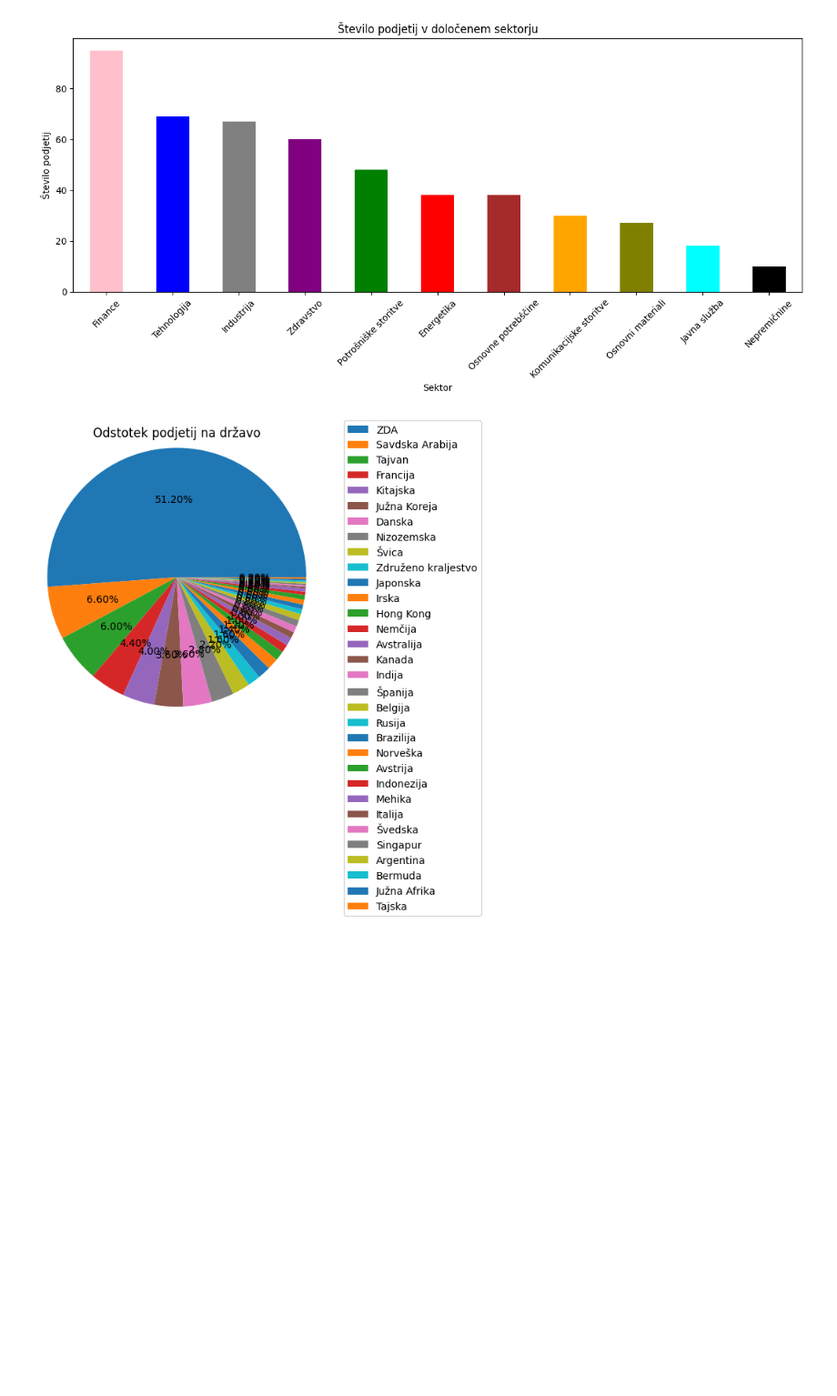
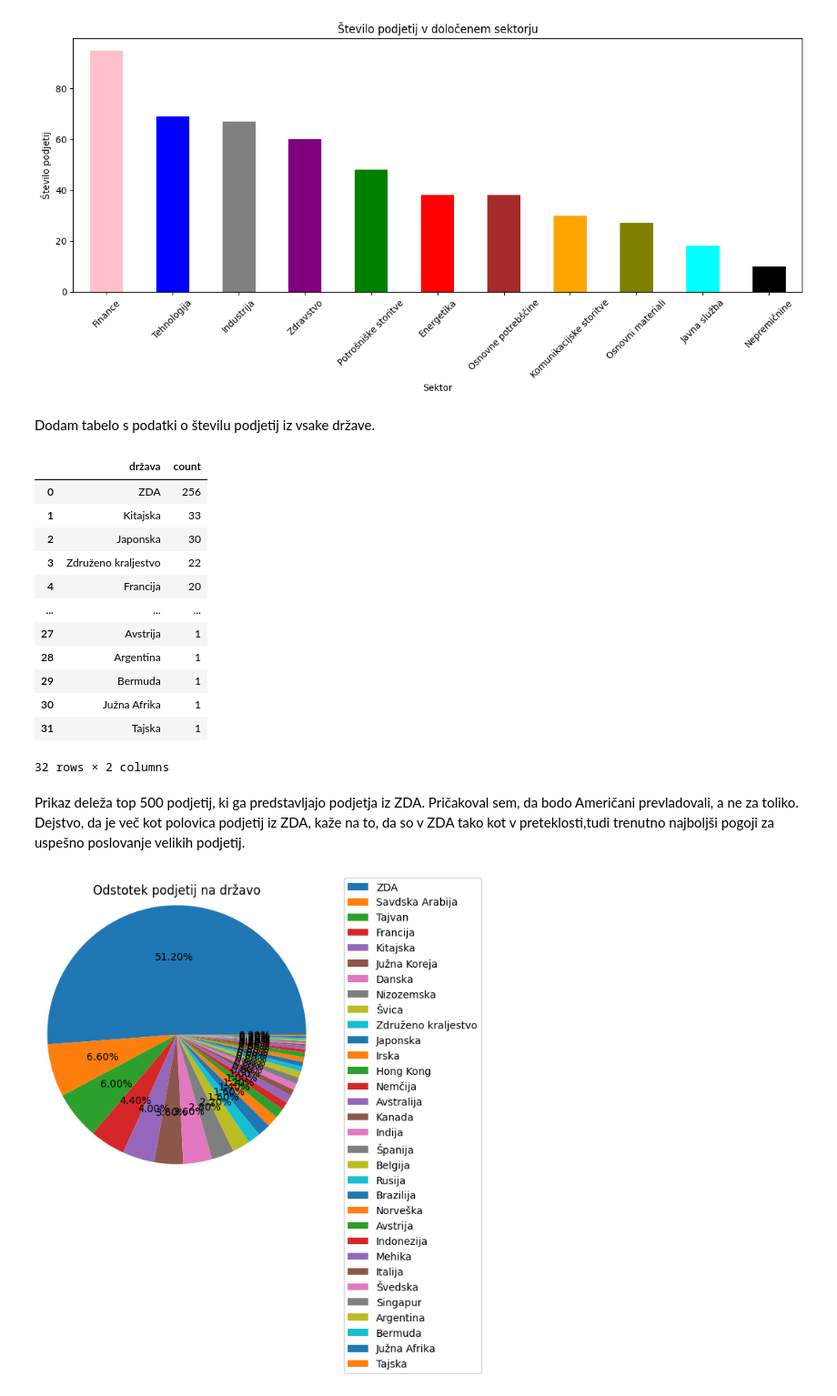
Before and after one commit to MaksRozman7/ProjektnaNaloga, a Jupyter notebook: predstavitev.ipynb, the cells around one changed output. Shown: that part at 91% size. Saved outputs shown, nothing was run; the diff lists cells and outputs as text; code cells hidden in the pictures; blank space fills up the shorter version.

```diff
--- a/predstavitev.ipynb
+++ b/predstavitev.ipynb
@@ -45,6 +45,29 @@ plt.tight_layout()
 plt.show()
 # %% [output]
 [figure]
+# %% [markdown]
+Dodam tabelo s podatki o številu podjetij iz vsake države.
+# %%
+podatki = pd.read_csv("porazdelitev_držav.csv")
+
+podatki
+# %% [output]
+|  | država | count |
+| 0 | ZDA | 256 |
+| 1 | Kitajska | 33 |
+| 2 | Japonska | 30 |
+| 3 | Združeno kraljestvo | 22 |
+| 4 | Francija | 20 |
+| ... | ... | ... |
+| 27 | Avstrija | 1 |
+| 28 | Argentina | 1 |
+| 29 | Bermuda | 1 |
+| 30 | Južna Afrika | 1 |
+| 31 | Tajska | 1 |
+32 rows × 2 columns
+# %% [markdown]
+Prikaz deleža top 500 podjetij, ki ga predstavljajo podjetja iz ZDA.
+Pričakoval sem, da bodo Američani prevladovali, a ne za toliko. Dejstvo, da je več kot polovica podjetij iz ZDA, kaže na to, da so v ZDA tako kot v preteklosti,tudi trenutno najboljši pogoji za uspešno poslovanje velikih podjetij.
 # %%
 plt.pie(porazdelitev_držav, radius=1.2, autopct="%0.2f%%")
 plt.title("Odstotek podjetij na državo")
```
